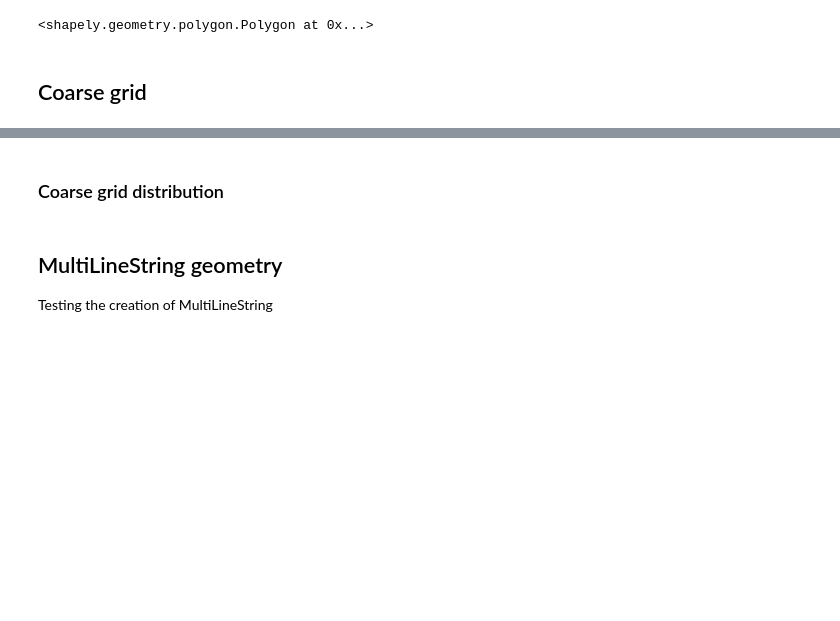
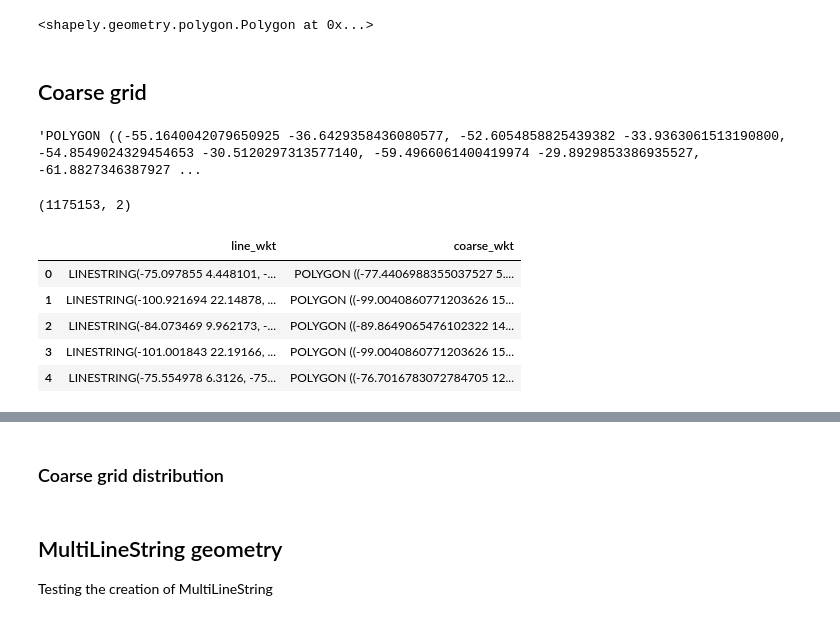
Before and after one commit to EL-BID/IDB-IDB-Invest-Coronavirus-Impact-Dashboard, a Jupyter notebook: notebooks/katana_bounds.ipynb, the cells around one changed output, grey strips where cells are left out. Drawn from its saved outputs; the diff is of its cells as text; code cells hidden in the pictures; blank space fills up the shorter version.

```diff
--- a/notebooks/katana_bounds.ipynb
+++ b/notebooks/katana_bounds.ipynb
@@ -135,7 +134,23 @@ if False:
                                style_function=lambda x: {'fillColor': 'orange'})
         geo_j.add_to(m)
     m
+# %%
+tiles[0].geometry.wkt
+# %% [output]
+'POLYGON ((-55.1640042079650925 -36.6429358436080577, -52.6054858825439382 -33.9363061513190800, -54.8549024329454653 -30.5120297313577140, -59.4966061400419974 -29.8929853386935527, -61.8827346387927 ...
 # %%
-prev = pd.read_csv("/home/soniame/private/projects/corona_geo_id/coarse_grid/coarse_id.csv")
+prev = pd.read_csv("/home/soniame/private/projects/corona_geo_id/coarse_grid/coarse_id.csv"). \
+    rename(columns = {'line':'line_wkt'})
 
 #    df_coarse.to_csv("/home/soniame/private/projects/corona_geo_id/coarse_grid/coarse_id_new.csv", index = False)
+# %%
+print(prev.shape)
+prev.head()
+# %% [output]
+(1175153, 2)
+|  | line_wkt | coarse_wkt |
+| 0 | LINESTRING(-75.097855 4.448101, -... | POLYGON ((-77.4406988355037527 5.... |
+| 1 | LINESTRING(-100.921694 22.14878, ... | POLYGON ((-99.0040860771203626 15... |
+| 2 | LINESTRING(-84.073469 9.962173, -... | POLYGON ((-89.8649065476102322 14... |
+| 3 | LINESTRING(-101.001843 22.19166, ... | POLYGON ((-99.0040860771203626 15... |
+| 4 | LINESTRING(-75.554978 6.3126, -75... | POLYGON ((-76.7016783072784705 12... |
```
Also changed, not shown: parts of 9 cells of this notebook, 1 other file.
